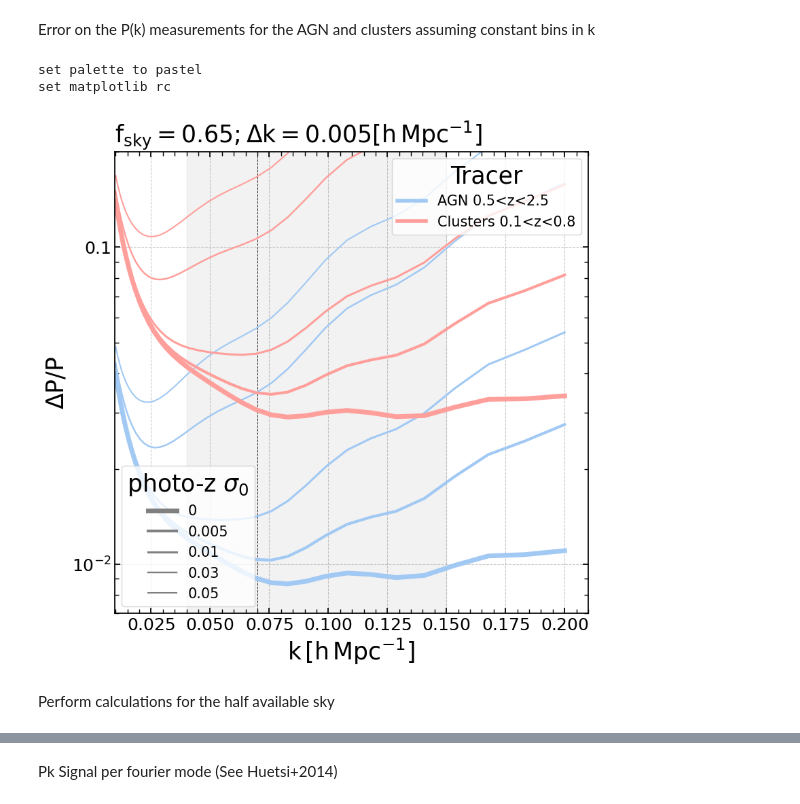
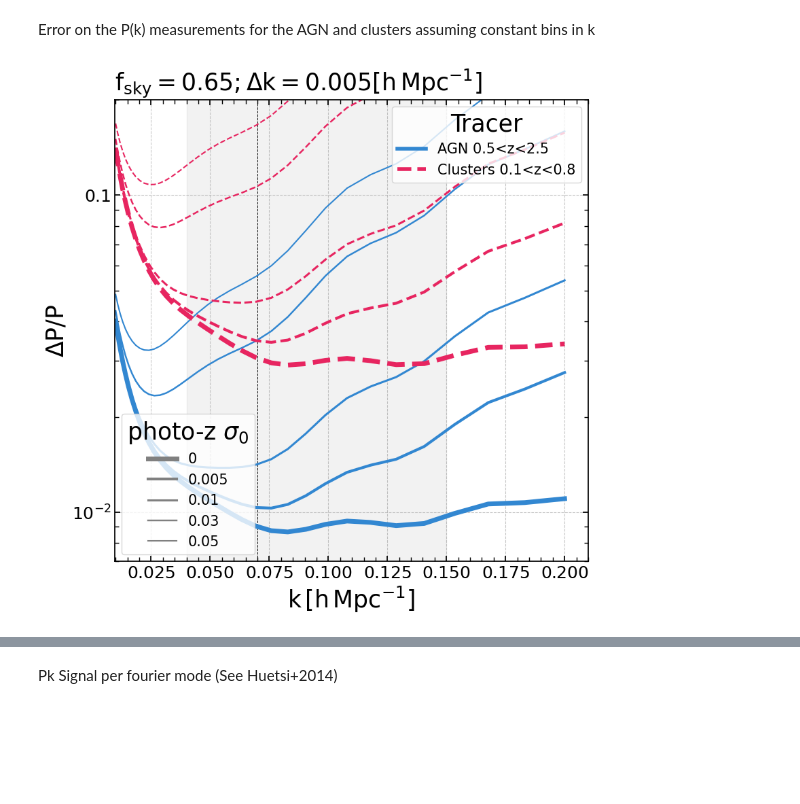
Before and after one commit to SergeiDBykov/forecast_clustering, a Jupyter notebook: notebooks/effective_volume.ipynb, the cells around one changed output, grey strips where cells are left out. Cells and saved outputs as stored; diff of their text form; code cells hidden in the pictures; blank space fills up the shorter version.

```diff
--- a/notebooks/effective_volume.ipynb
+++ b/notebooks/effective_volume.ipynb
@@ -152,7 +149,7 @@ for jj, sigma in enumerate(sigmas):
     lss.append(l_agn)
 
 for jj, sigma in enumerate(sigmas):
-    l_clu,  = ax.loglog(karr, v_eff_clu_photozs[jj]/1e9, ls = '-', lw = 5/np.sqrt((jj+1)**1.5), color = 'C3')
+    l_clu,  = ax.loglog(karr, v_eff_clu_photozs[jj]/1e9, ls = '--', lw = 5/np.sqrt((jj+1)**1.5), color = 'C1')
 
 plt.xlabel(r'$\rm k \, [h\, Mpc^{-1}]$')
 plt.ylabel(r'$\rm V_{eff} \, [ h^{-3} Gpc^3]$')
@@ -203,39 +201,35 @@ for jj, sigma in enumerate(sigmas):
     lss.append(l_agn)
 
 for jj, sigma in enumerate(sigmas):
-    l_clu,  = ax.semilogy(karr, np.sqrt(2/v_eff_clu_photozs[jj]/Vk), ls = '-', lw = 5/np.sqrt((jj+1)**1.5), color = 'C3')
+    l_clu,  = ax.semilogy(karr, np.sqrt(2/v_eff_clu_photozs[jj]/Vk), ls = '--', lw = 5/np.sqrt((jj+1)**1.5), color = 'C1')
 
 plt.xlabel(r'$\rm k \, [h\, Mpc^{-1}]$')
 plt.ylabel(r'$\rm \Delta P/P$')
 leg1 = plt.legend([l_agn, l_clu],
 [f'AGN {zmin_agn}<z<{zmax_agn}', f'Clusters {zmin_clu}<z<{zmax_clu}'] ,
  loc = 'upper right', prop={'size': 15},
   title = r'Tracer', fontsize=20)
 
 for legobj in leg1.legendHandles:
     legobj.set_linewidth(4)
 
 leg2 = plt.legend(lss, [f"{sigma}" for sigma in sigmas], loc = 'lower left', prop={'size': 15}, title = r'photo-z $\sigma_0$', fontsize=20)
 ax.add_artist(leg1)
 
 
 for legobj in leg2.legendHandles:
     legobj.set_color('gray')
 
 
 plt.axvline(0.07, ls = '--', color = 'k', lw = 0.7, zorder = -1)
 plt.axvspan(0.04, 0.15, color = 'grey', alpha = 0.1)
 
 plt.ylim(0.007, 0.2)
 plt.xlim(0.01*0.95, 0.2*1.05)
 plt.title(rf'$\rm f_{{sky}}= {fsky:.2f}; \Delta k = 0.005 [h\, Mpc^{{-1}}]$')
 
 #plt.grid(which='major')
 #plt.grid(which='both', alpha = 0.4)
 plt.savefig(f'{path2plots}/talks/Pk_errs_photoz.pdf')
 # %% [output]
-set palette to pastel
-set matplotlib rc
-[figure, old version]
+[figure, new version]
-# %% [markdown]
-Perform calculations for the half available sky
```
Also changed, not shown: parts of 7 cells of this notebook, 14 other files.
